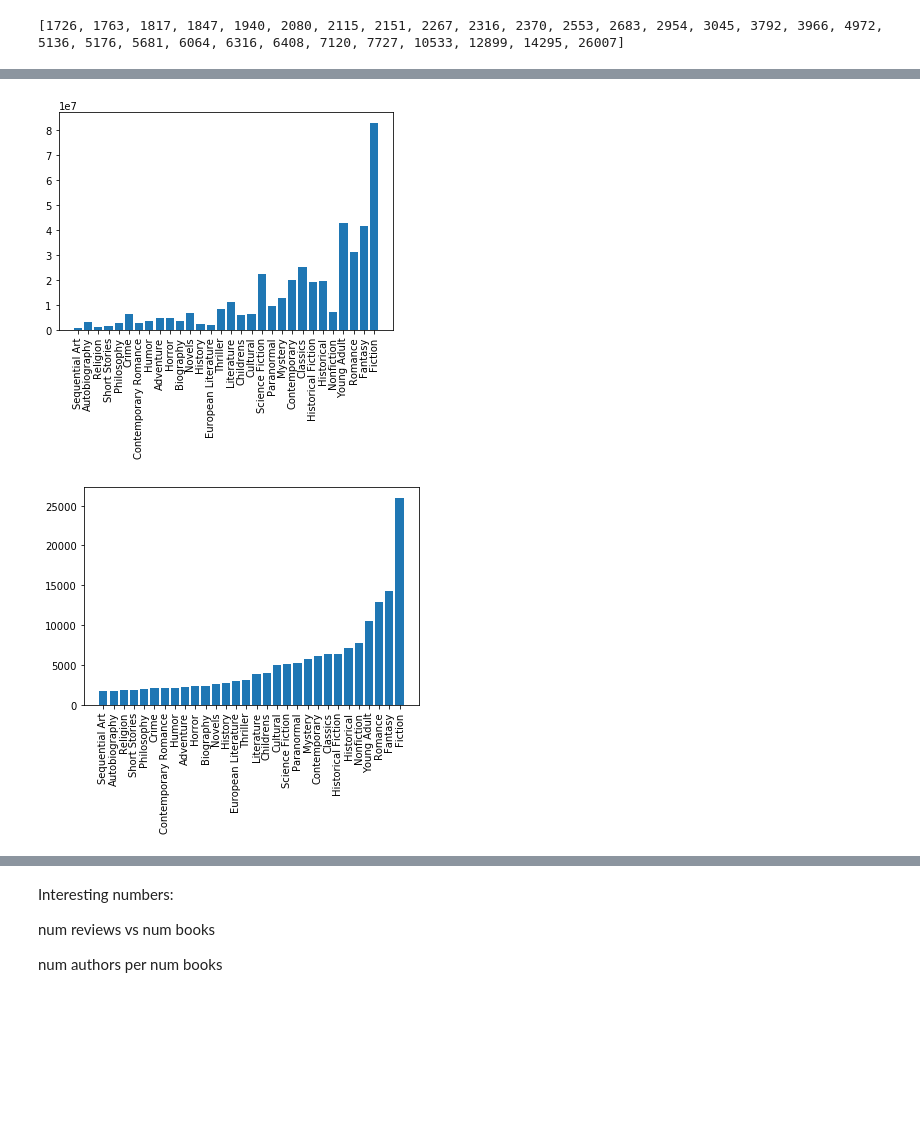
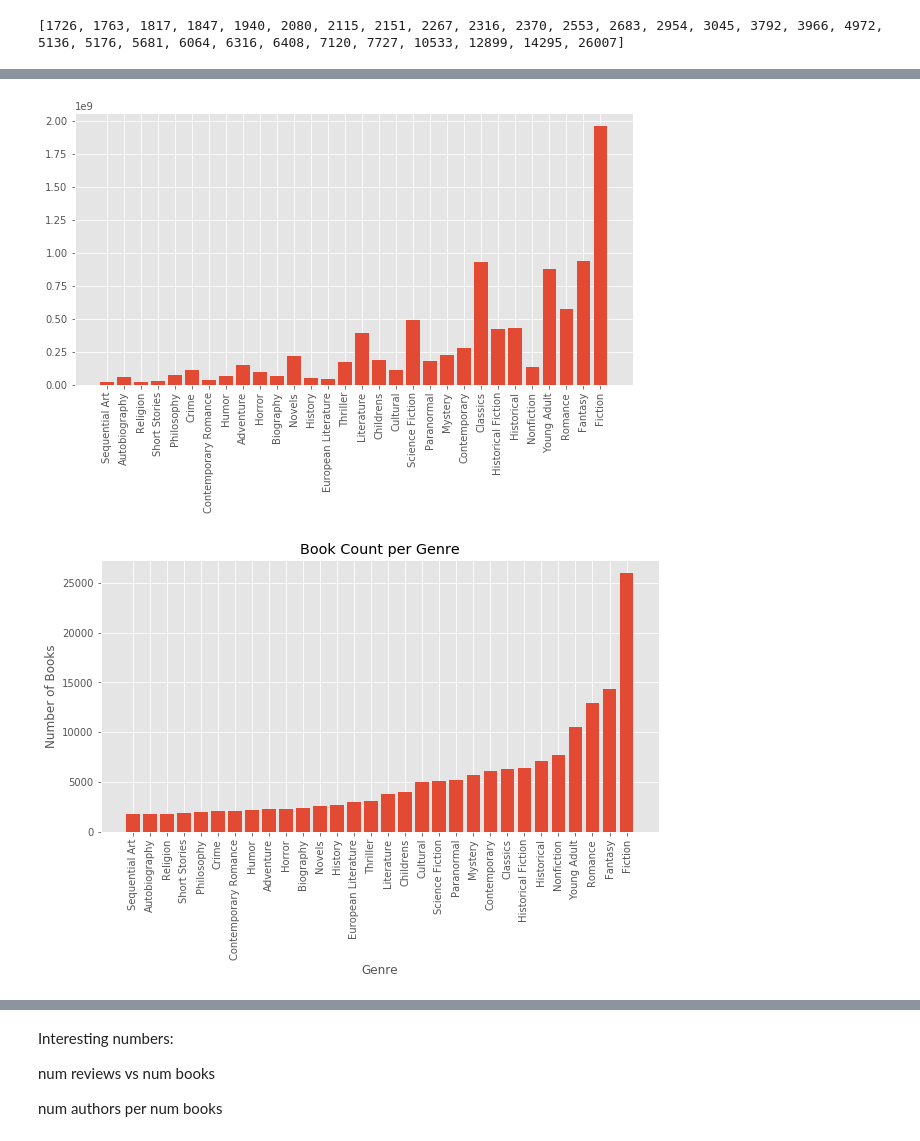
Before and after one commit to SerhanK989/GoodReadsGenreComparison, a Jupyter notebook: EDAPandas.ipynb, the cells around one changed output, grey strips where cells are left out. Saved outputs shown, nothing was run; the diff lists cells and outputs as text; code cells hidden in the pictures; blank space fills up the shorter version.

```diff
--- a/EDAPandas.ipynb
+++ b/EDAPandas.ipynb
@@ -5,3 +6,5 @@ import matplotlib.pyplot as plt
+# %%
+plt.style.use('ggplot')
 # %% [markdown]
 # Loading the Data/First Looks
 # %%
@@ -145,9 +148,13 @@ for genre in topGenres:
 print(genreAverages)
 # %% [output]
 [4.176315179606029, 4.008706749858199, 4.15644468904788, 3.996756903086102, 4.052489690721652, 3.952533653846155, 4.039895981087473, 3.980181311018132, 4.0406484340538045, 3.930988773747837, 4.0344641 ...
+# %%
+nonGenreAverages = []
+for genre in topGenres:
+    nonGenreAverages.append(books.groupby(genre).mean()['book_rating'].values[0])
 # %%
 genreReviewCounts = []
 for genre in topGenres:
-    genreReviewCounts.append(books.groupby(genre).sum()['book_review_count'].values[1])
+    genreReviewCounts.append(books.groupby(genre).sum()['book_rating_count'].values[1])
 print(genreReviewCounts)
 # %% [output]
@@ -177,16 +188,21 @@ pass
 # %%
+plt.figure(figsize=(10,5))
 plt.bar(x = topGenres, height= genreReviewCounts)
 plt.xticks(rotation = 90)
 #plt.savefig('numRatings.png')
 pass
 # %% [output]
-[figure, old version]
+[figure, new version]
 # %%
+plt.figure(figsize=(10,5))
 plt.bar(x = topGenres, height= genreBookCounts)
 plt.xticks(rotation = 90)
-pass
+plt.ylabel('Number of Books')
+plt.xlabel('Genre')
+plt.title('Book Count per Genre')
+plt.savefig('BookCount.png')
 # %% [output]
-[figure, old version]
+[figure, new version]
 # %%
 plt.bar(x = topGenres, height= genreAuthorCounts)
 plt.xticks(rotation = 90)
```
Also changed, not shown: parts of 18 cells of this notebook, 3 other files.
